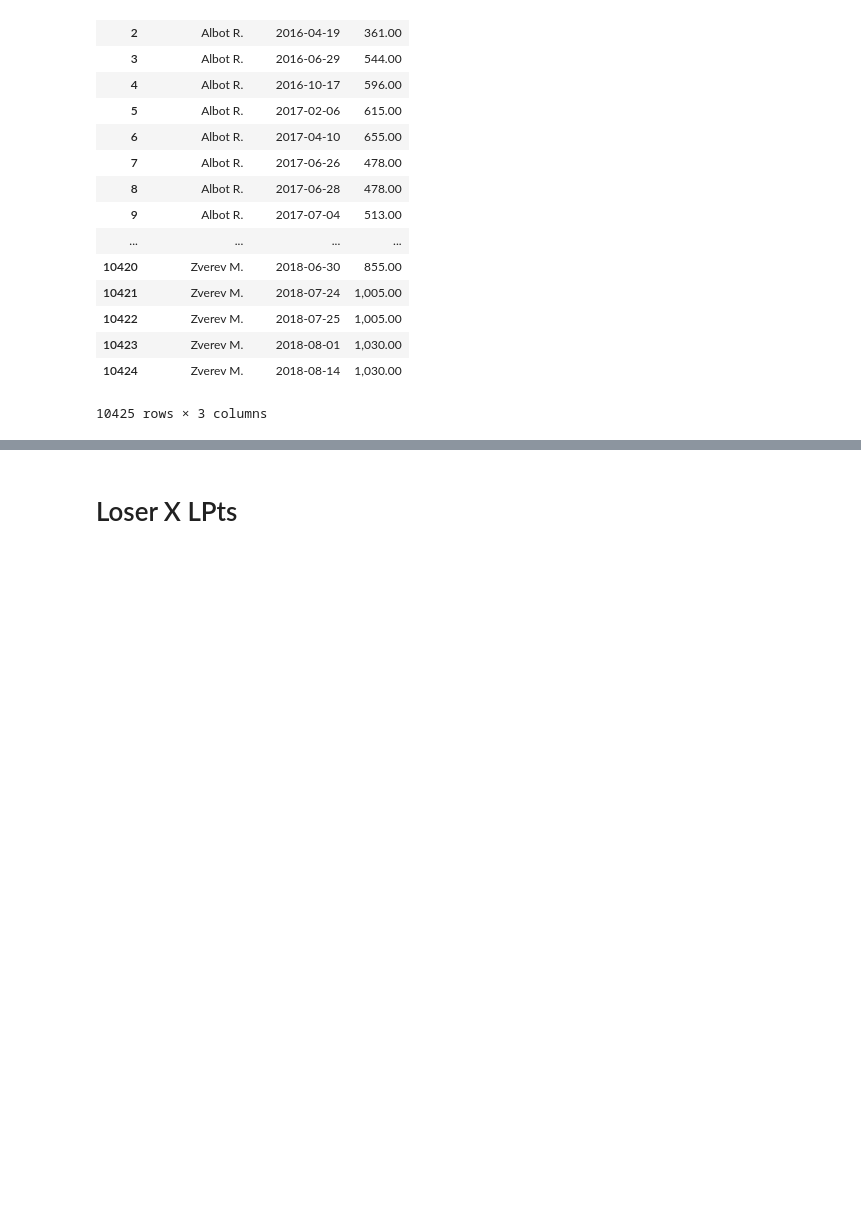
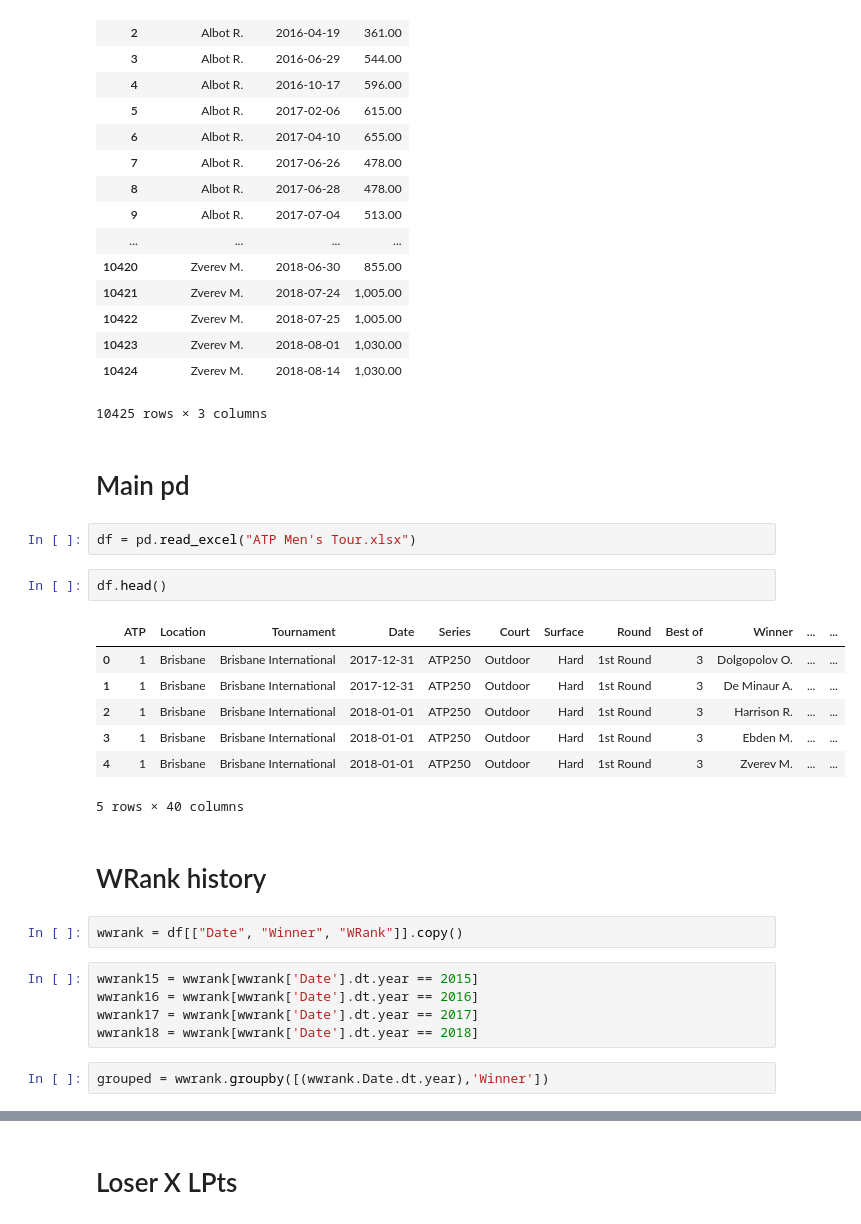
Before and after one commit to raphacosta27/atp, a Jupyter notebook: Final data analysis.ipynb, the cells around one changed output, grey strips where cells are left out. Cells and saved outputs as stored; diff of their text form; blank space fills up the shorter version.

```diff
--- a/Final data analysis.ipynb
+++ b/Final data analysis.ipynb
@@ -28,3 +28,28 @@ wyw
 | 10423 | Zverev M. | 2018-08-01 | 1,030.00 |
 | 10424 | Zverev M. | 2018-08-14 | 1,030.00 |
 10425 rows × 3 columns
+# %% [markdown]
+# Main pd
+# %%
+df = pd.read_excel("ATP Men's Tour.xlsx")
+# %%
+df.head()
+# %% [output]
+|  | ATP | Location | Tournament | Date | Series | Court | Surface | Round | Best of | Winner | ... | ... |
+| 0 | 1 | Brisbane | Brisbane International | 2017-12-31 | ATP250 | Outdoor | Hard | 1st Round | 3 | Dolgopolov O. | ... | ... |
+| 1 | 1 | Brisbane | Brisbane International | 2017-12-31 | ATP250 | Outdoor | Hard | 1st Round | 3 | De Minaur A. | ... | ... |
+| 2 | 1 | Brisbane | Brisbane International | 2018-01-01 | ATP250 | Outdoor | Hard | 1st Round | 3 | Harrison R. | ... | ... |
+| 3 | 1 | Brisbane | Brisbane International | 2018-01-01 | ATP250 | Outdoor | Hard | 1st Round | 3 | Ebden M. | ... | ... |
+| 4 | 1 | Brisbane | Brisbane International | 2018-01-01 | ATP250 | Outdoor | Hard | 1st Round | 3 | Zverev M. | ... | ... |
+5 rows × 40 columns
+# %% [markdown]
+# WRank history
+# %%
+wwrank = df[["Date", "Winner", "WRank"]].copy()
+# %%
+wwrank15 = wwrank[wwrank['Date'].dt.year == 2015]
+wwrank16 = wwrank[wwrank['Date'].dt.year == 2016]
+wwrank17 = wwrank[wwrank['Date'].dt.year == 2017]
+wwrank18 = wwrank[wwrank['Date'].dt.year == 2018]
+# %%
+grouped = wwrank.groupby([(wwrank.Date.dt.year),'Winner'])
```
Also changed, not shown: parts of 18 cells of this notebook, 3 other files.
